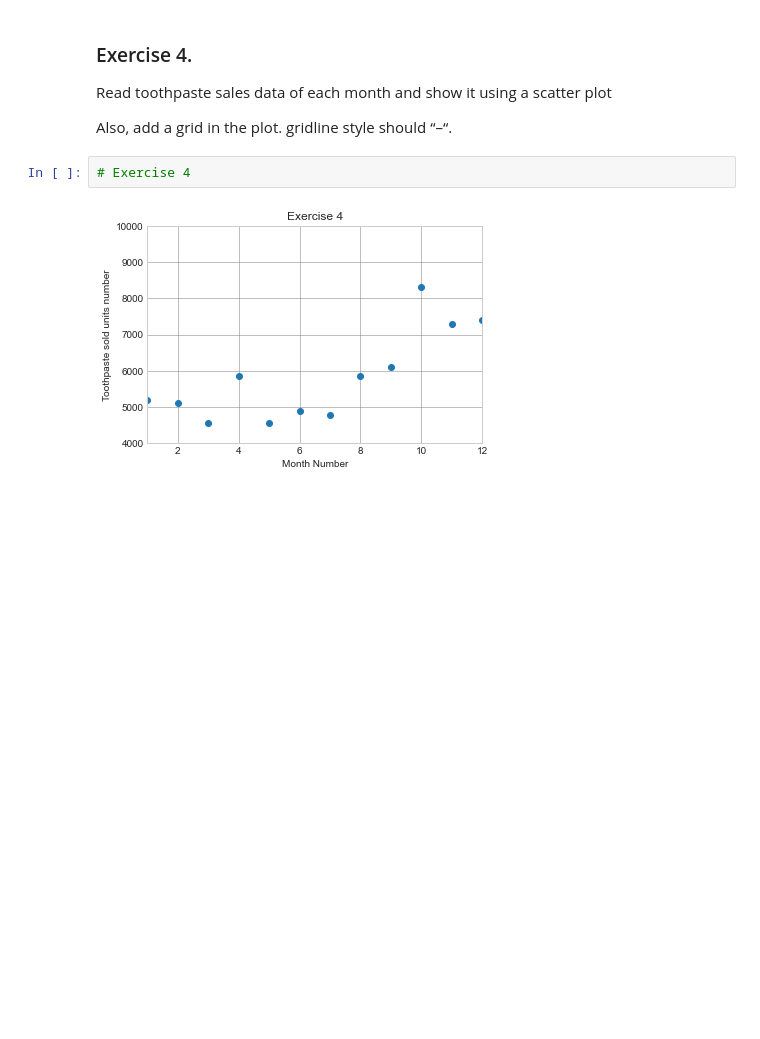
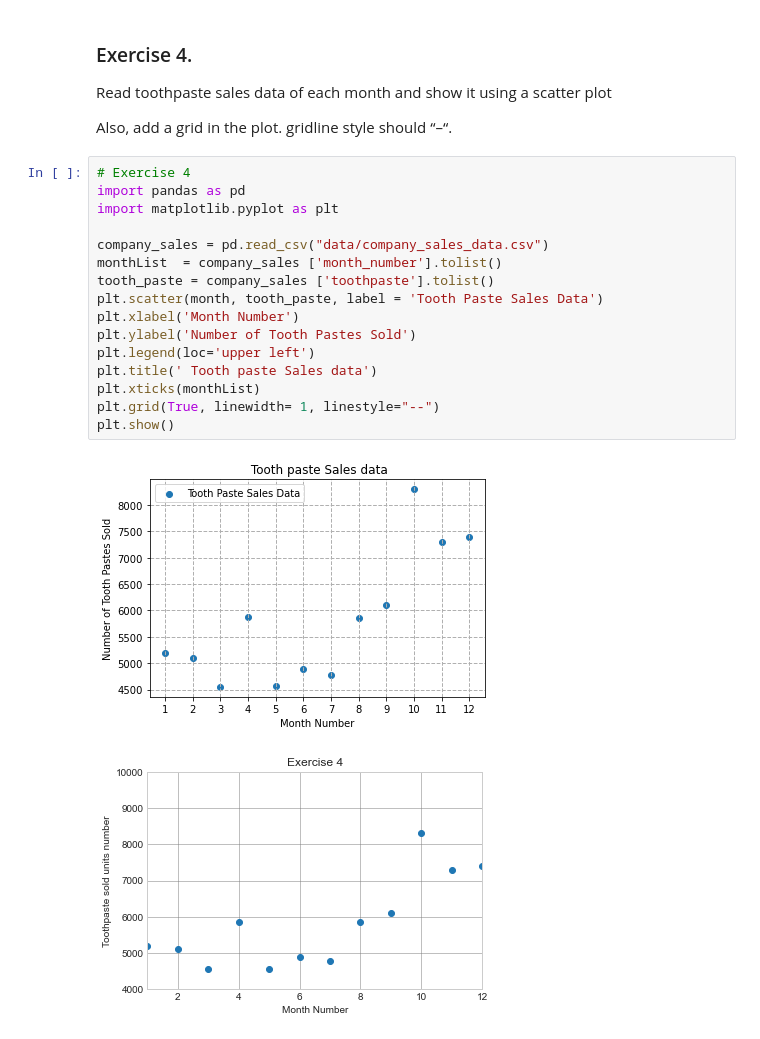
Before and after one commit to sofiaraja89/tts-ds-fundamentals-course, a Jupyter notebook: datascience/python/11_mod_matplotlib/17-Exercises.ipynb, the cells around one changed output. Saved outputs shown, nothing was run; the diff lists cells and outputs as text; blank space fills up the shorter version.

```diff
--- a/datascience/python/11_mod_matplotlib/17-Exercises.ipynb
+++ b/datascience/python/11_mod_matplotlib/17-Exercises.ipynb
@@ -99,8 +140,24 @@ Display the number of units sold per month for each product using multiline plot
 Read toothpaste sales data of each month and show it using a scatter plot
 
 Also, add a grid in the plot. gridline style should “–“.
-# %%
-# Exercise 4
+# %%
+# Exercise 4
+import pandas as pd
+import matplotlib.pyplot as plt
+
+company_sales = pd.read_csv("data/company_sales_data.csv")
+monthList  = company_sales ['month_number'].tolist()
+tooth_paste = company_sales ['toothpaste'].tolist()
+plt.scatter(month, tooth_paste, label = 'Tooth Paste Sales Data')
+plt.xlabel('Month Number')
+plt.ylabel('Number of Tooth Pastes Sold')
+plt.legend(loc='upper left')
+plt.title(' Tooth paste Sales data')
+plt.xticks(monthList)
+plt.grid(True, linewidth= 1, linestyle="--")
+plt.show()
+# %% [output]
+[figure, added]
 # %%
 # %% [output]
 [figure]
```
Also changed, not shown: parts of 10 cells of this notebook.
